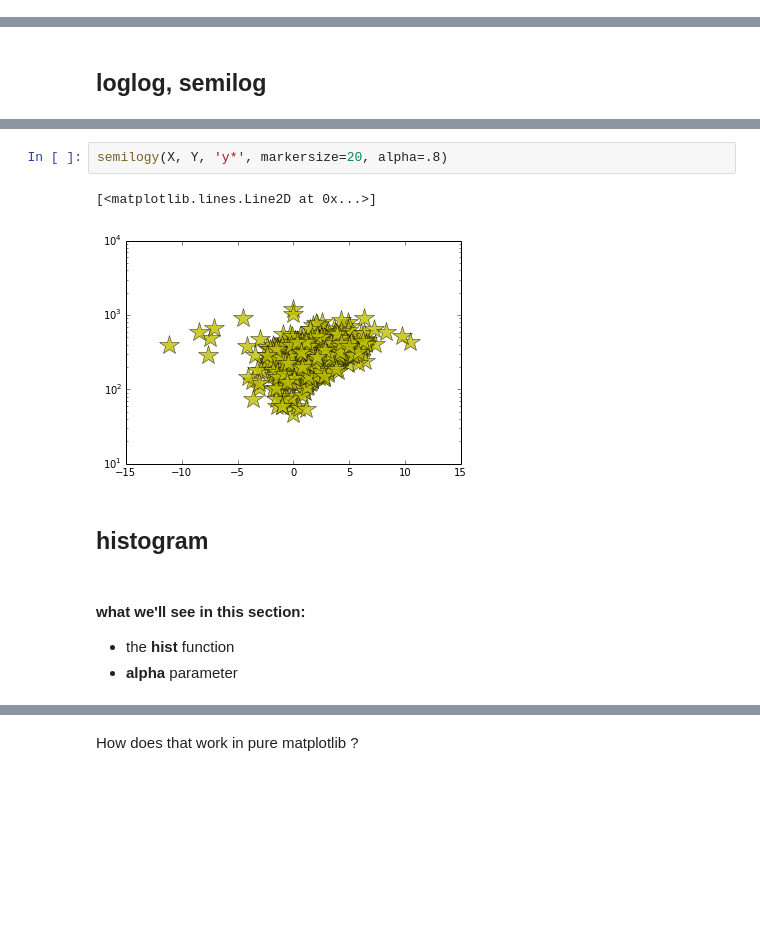
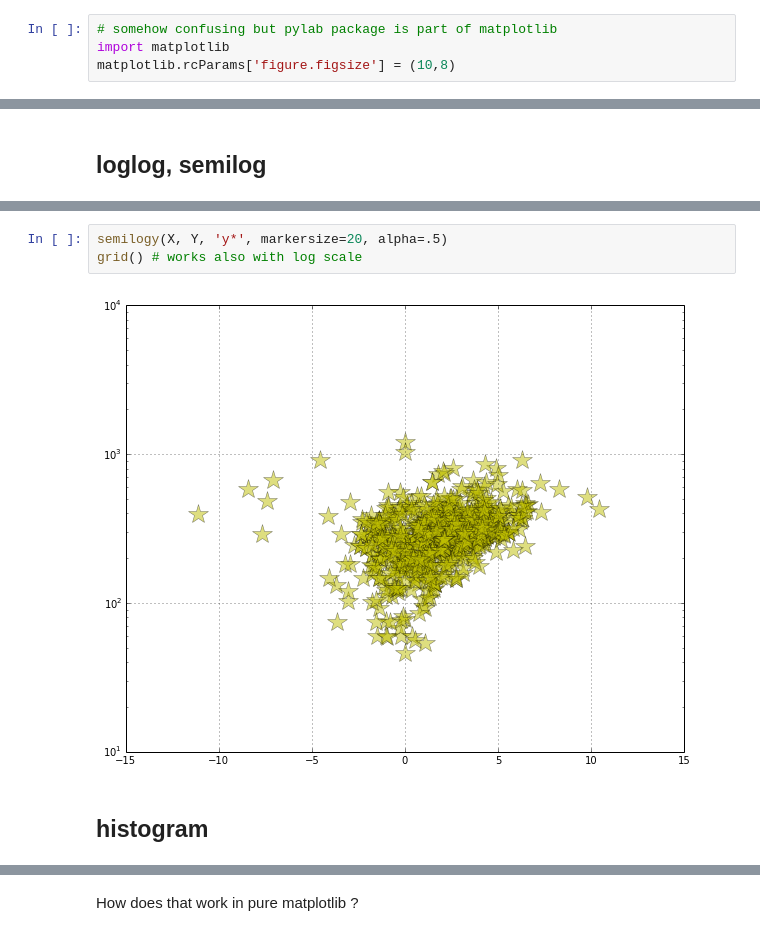
Before and after one commit to pynxton/course, a Jupyter notebook: 3. Matplotlib.ipynb, the cells around one changed output, grey strips where cells are left out. Drawn from its saved outputs; the diff is of its cells as text; blank space fills up the shorter version.

```diff
--- a/3. Matplotlib.ipynb
+++ b/3. Matplotlib.ipynb
@@ -32,3 +46,7 @@ ipython --pylab
+# %%
+# somehow confusing but pylab package is part of matplotlib
+import matplotlib
+matplotlib.rcParams['figure.figsize'] = (10,8)
 # %% [markdown]
 ## Some data to play with
 # %% [markdown]
@@ -170,14 +223,10 @@ loglog(X, Y, 'or', alpha=0.5, markersize=8)
 # %%
-semilogy(X, Y, 'y*', markersize=20, alpha=.8)
+semilogy(X, Y, 'y*', markersize=20, alpha=.5)
+grid() # works also with log scale
 # %% [output]
-[<matplotlib.lines.Line2D at 0x...>]
-[figure, old version]
+[figure, new version]
 # %% [markdown]
 ## histogram
-# %% [markdown]
-#### what we'll see in this section:
-- the **hist** function
-- **alpha** parameter
 # %%
 # from the Pandas dataframe, we can plot an histogram
 df.hist('alogp')
```
Also changed, not shown: parts of 69 cells of this notebook.
